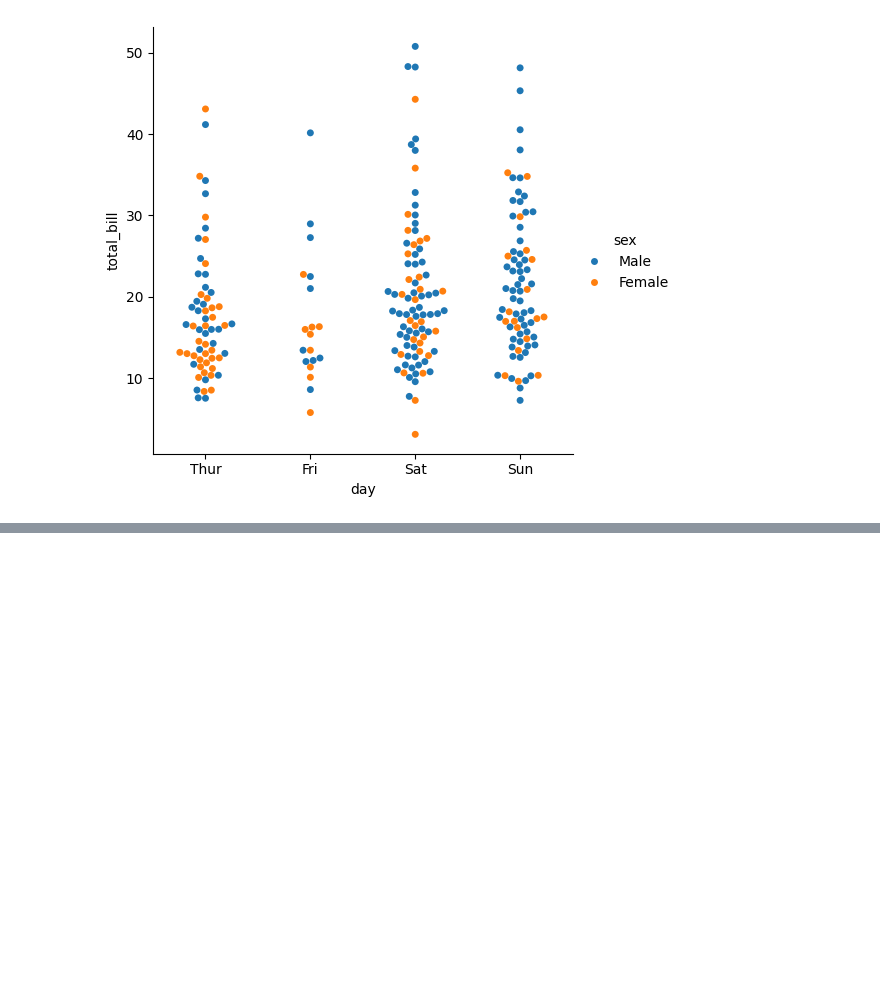
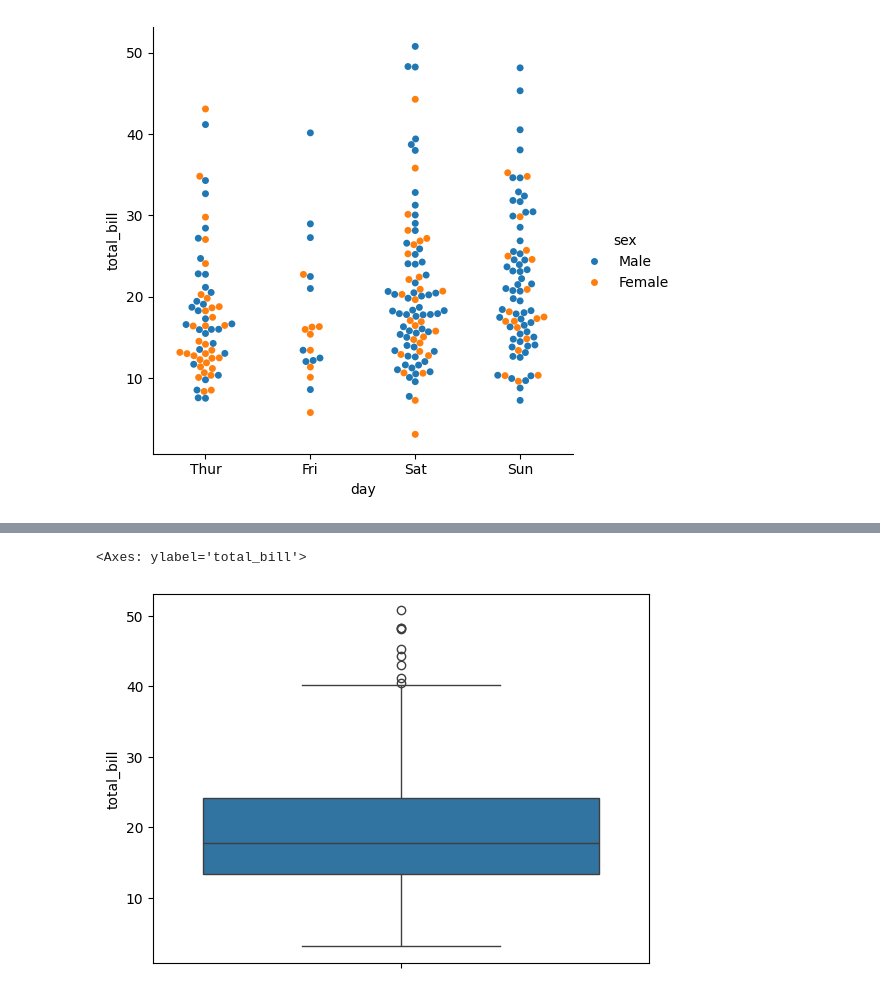
Before and after one commit to ndangol4873/ML_NOTE, a Jupyter notebook: visualization/Seaborn/Categorical_Plot.ipynb, the cells around one changed output, grey strips where cells are left out. Saved outputs shown, nothing was run; the diff lists cells and outputs as text; code cells hidden in the pictures; blank space fills up the shorter version.

```diff
--- a/visualization/Seaborn/Categorical_Plot.ipynb
+++ b/visualization/Seaborn/Categorical_Plot.ipynb
@@ -114,0 +150,5 @@ plt.show()
+# %%
+sns.boxplot(data=tips, y='total_bill')
+# %% [output]
+<Axes: ylabel='total_bill'>
+[figure, added]
```
Also changed, not shown: parts of 25 cells of this notebook, 3 other files.
